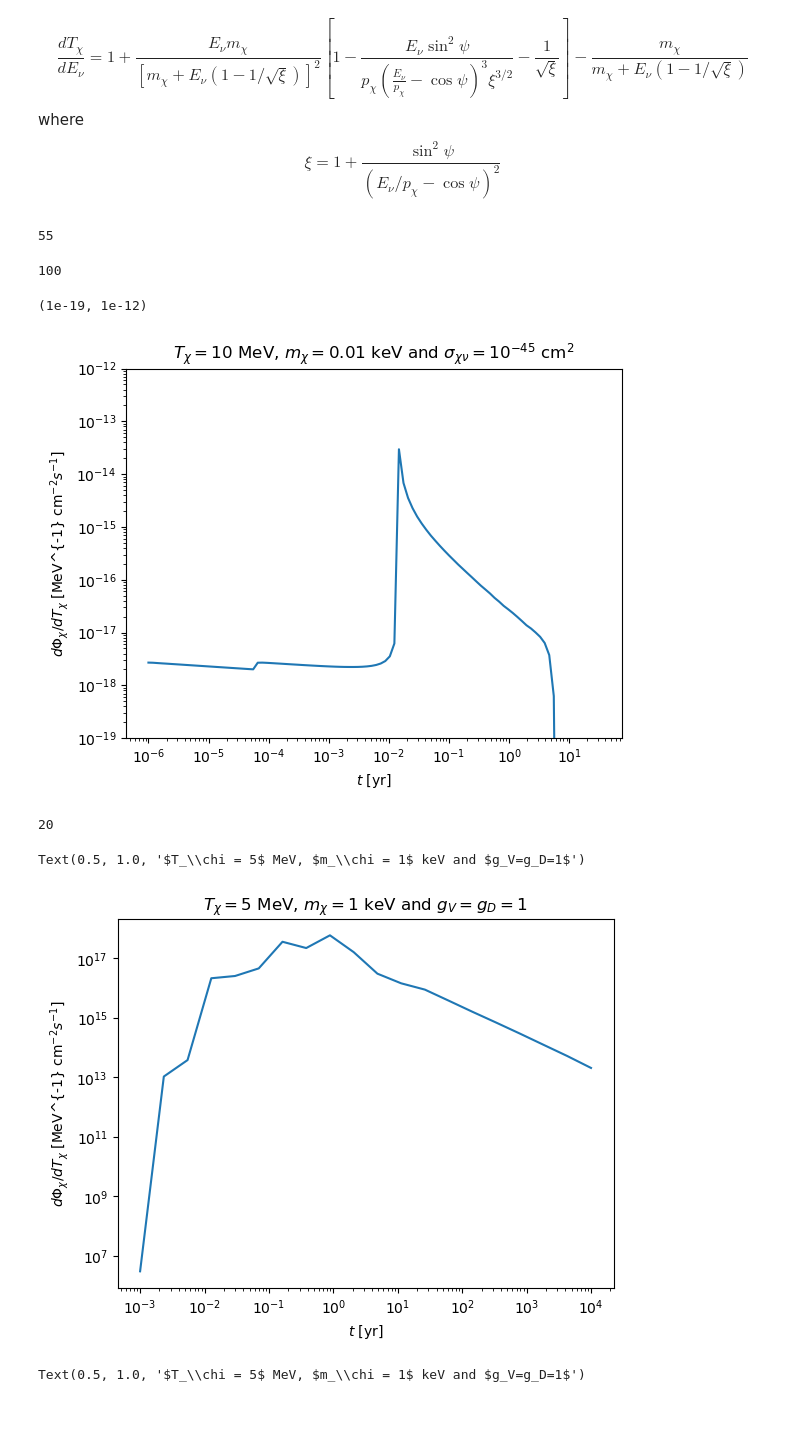
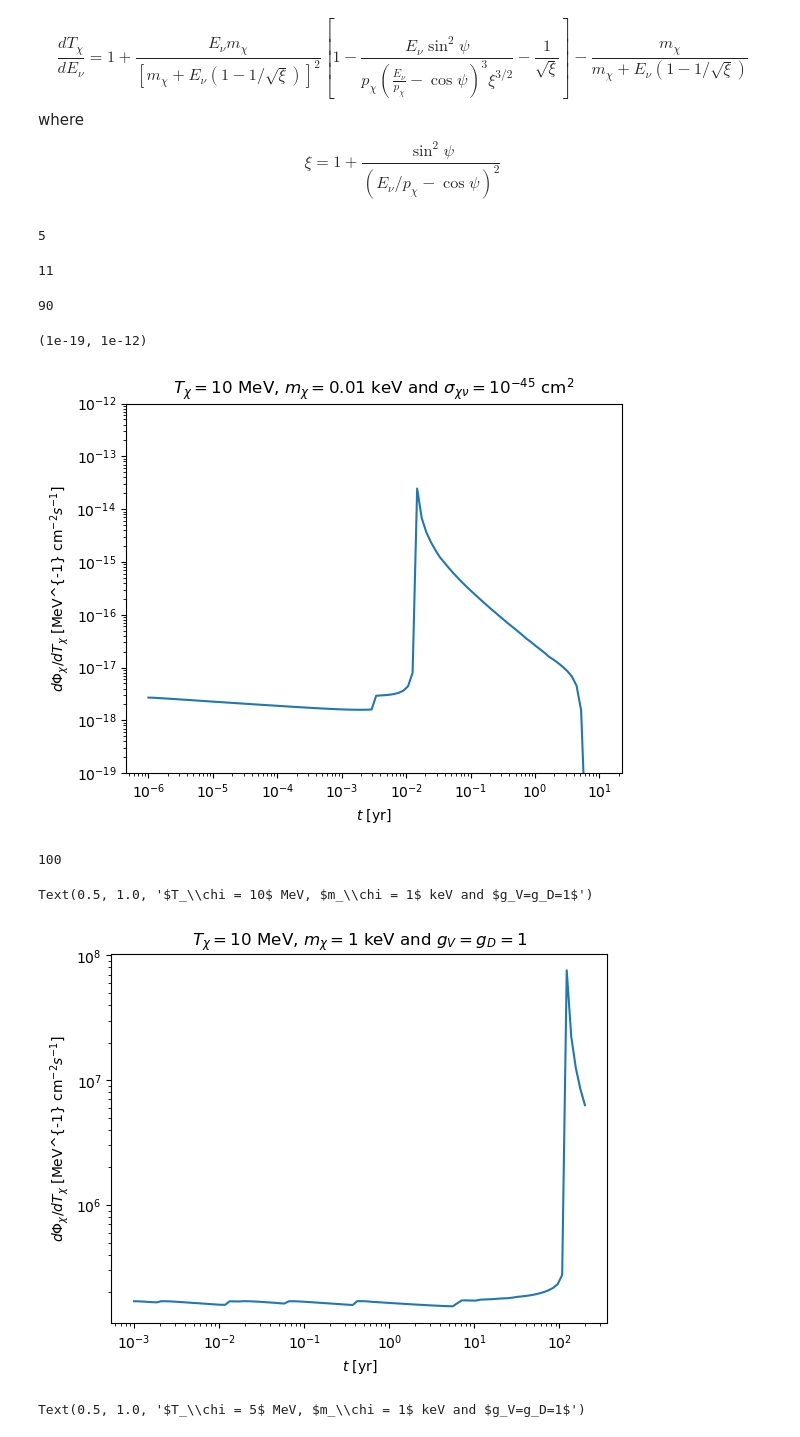
Before and after one commit to yenhsunlin/SNnuBDM2, a Jupyter notebook: src/snvbdm.ipynb, the cells around one changed output. Drawn from its saved outputs; the diff is of its cells as text; code cells hidden in the pictures.

```diff
--- a/src/snvbdm.ipynb
+++ b/src/snvbdm.ipynb
@@ -227,20 +204,20 @@ def xemissivity_legacy(Tx,mx,r,D,Rstar,cosPsi,sigxv = 1e-45,Re = 8.5,max_Ev = 10
         # flag is invalid, unphysical inputs
         return 0
 # %%
-def get_BDMflux_theta(t,Tx,mx,mV,Rstar,theta,phi,beta,Re = 8.5,gV = 1,gD = 1,max_Ev = 100,tau = 10):
+def get_BDMflux_theta(t,Tx,mx,mV,Rstar,theta,phi,beta,Re = 8.5,gV = 1,gD = 1,tau = 10):
     # Get BDM velocity
-    vx = get_BDMv(Tx,mx)
+    vx = getVelocity(Tx,mx)
     # Get the propagation length of BDM via given t and vx
-    d = get_d(t,vx,Rstar,theta)
+    d = getd(t,vx,Rstar,theta)
     # Get the required SNv propagation length
-    D = get_D(d,Rstar,theta)
+    D = getD(d,Rstar,theta)
     # Get the distance between boosted point to GC
-    rprime = get_rprime(d,Rstar,Re,theta,phi,beta)
-    if rprime >= 1e-6 and D <= Rstar:
+    rprime = getRprime(d,Rstar,Re,theta,phi,beta)
+    if rprime >= 1e-5:
         # Get the BDM scattering angle psi
-        cosPsi = get_cosPsi(d,Rstar,theta)
+        psi = np.arccos(getCosPsi(d,Rstar,theta))
         # Evaluate the xemissivity
-        jx = xemissivity(Tx,mx,mV,rprime,D,Rstar,cosPsi,Re,gV,gD,max_Ev,tau=tau)
+        jx = xemissivity(Tx,mx,mV,rprime,D,psi,gV = gV,gD = gD,tau = tau)
         # Jacobian
         J = light_speed/((d - Rstar*np.cos(theta))/D + 1/vx)
         # BDM flux
@@ -250,16 +227,16 @@ def get_BDMflux_theta(t,Tx,mx,mV,Rstar,theta,phi,beta,Re = 8.5,gV = 1,gD = 1,max
 
 def get_BDMflux_theta_legacy(t,Tx,mx,Rstar,theta,phi,beta,sigxv = 1e-45,Re = 8.5,max_Ev = 100,tau = 10):
     # Get BDM velocity
-    vx = get_BDMv(Tx,mx)
+    vx = getVelocity(Tx,mx)
     # Get the propagation length of BDM via given t and vx
-    d = get_d(t,vx,Rstar,theta)
+    d = getd(t,vx,Rstar,theta)
     # Get the required SNv propagation length
-    D = get_D(d,Rstar,theta)
+    D = getD(d,Rstar,theta)
     # Get the distance between boosted point to GC
-    rprime = get_rprime(d,Rstar,Re,theta,phi,beta)
+    rprime = getRprime(d,Rstar,Re,theta,phi,beta)
     if rprime >= 1e-5:
         # Get the BDM scattering angle psi
-        cosPsi = get_cosPsi(d,Rstar,theta)
+        cosPsi = getCosPsi(d,Rstar,theta)
         # Evaluate the xemissivity
         jx = xemissivity_legacy(Tx,mx,rprime,D,Rstar,cosPsi,sigxv,Re,max_Ev,tau)
         # Jacobian
@@ -271,13 +248,13 @@ def get_BDMflux_theta_legacy(t,Tx,mx,Rstar,theta,phi,beta,sigxv = 1e-45,Re = 8.5
 # %%
 Rstar = 8.5
 Tx = 10
-mx = 1e-2
+mx = 1
 mV = mx/3
 theta_ls = np.logspace(-2,np.log10(np.pi/2),20)
 phi_ls = np.linspace(0,2*np.pi,20)
 bdmflux_legacy = []
 integ = vegas.Integrator([[0, np.pi]])
-time_ls = np.logspace(np.log10(yr2s)-6,np.log10(yr2s)+1.5,100)
+time_ls = np.logspace(np.log10(yr2s)-3,np.log10(yr2s)+2.3,100)
 i = 1
 for t in time_ls:
     def f(x):
@@ -291,8 +268,9 @@ for t in time_ls:
     print(i,end='\r')
     i+=1
 # %% [output]
-55
+5
-100
+11
+90
 # %%
 plt.plot(time_ls/yr2s,bdmflux_legacy)
 plt.xscale('log')
@@ -303,17 +281,17 @@ plt.title(r'$T_\chi =$'+str(Tx) +r' MeV, $m_\chi = $' + str(mx)+ r' keV and $\si
 plt.ylim(1e-19,1e-12)
 # %% [output]
 (1e-19, 1e-12)
-[figure, old version]
+[figure, new version]
 # %%
 Rstar = 8.5
 Tx = 10
-mx = 1e-6
+mx = 1
 mV = mx/3
-theta_ls = np.logspace(-2,np.log10(np.pi/2),20)
+theta_ls = np.logspace(-5,np.log10(np.pi/2),50)
 phi_ls = np.linspace(0,2*np.pi,20)
 bdmflux = []
-integ = vegas.Integrator([[0, np.pi]])
-time_ls = np.logspace(np.log10(yr2s)-3,np.log10(yr2s)+4,20)
+integ = vegas.Integrator([[0,np.pi]])
+time_ls = np.logspace(np.log10(yr2s)-3,np.log10(yr2s)+2.3,100)
 i = 1
 for t in time_ls:
     def f(x):
@@ -327,18 +305,18 @@ for t in time_ls:
     print(i,end='\r')
     i+=1
 # %% [output]
-20
+100
 # %%
-plt.plot(time_ls/yr2s,np.abs(bdmflux))
+plt.plot(time_ls/yr2s,np.array(bdmflux))
 plt.xscale('log')
 plt.yscale('log')
 plt.xlabel(r'$t$ [yr]')
 plt.ylabel(r'$d\Phi_\chi/dT_\chi$ [MeV^{-1} cm$^{-2} s^{-1}$]')
-plt.title(r'$T_\chi = 5$ MeV, $m_\chi = 1$ keV and $g_V=g_D=1$')
-#plt.ylim(1e-17,1e-9)
+plt.title(f'$T_\chi = {Tx}$ MeV, $m_\chi = 1$ keV and $g_V=g_D=1$')
+#plt.ylim(1e-19,1e-12)
 # %% [output]
-Text(0.5, 1.0, '$T_\\chi = 5$ MeV, $m_\\chi = 1$ keV and $g_V=g_D=1$')
+Text(0.5, 1.0, '$T_\\chi = 10$ MeV, $m_\\chi = 1$ keV and $g_V=g_D=1$')
-[figure, old version]
+[figure, new version]
 # %%
 plt.plot(time_ls/yr2s,np.abs(bdmflux))
 plt.xscale('log')
```
Also changed, not shown: parts of 2 cells of this notebook, 5 other files.
